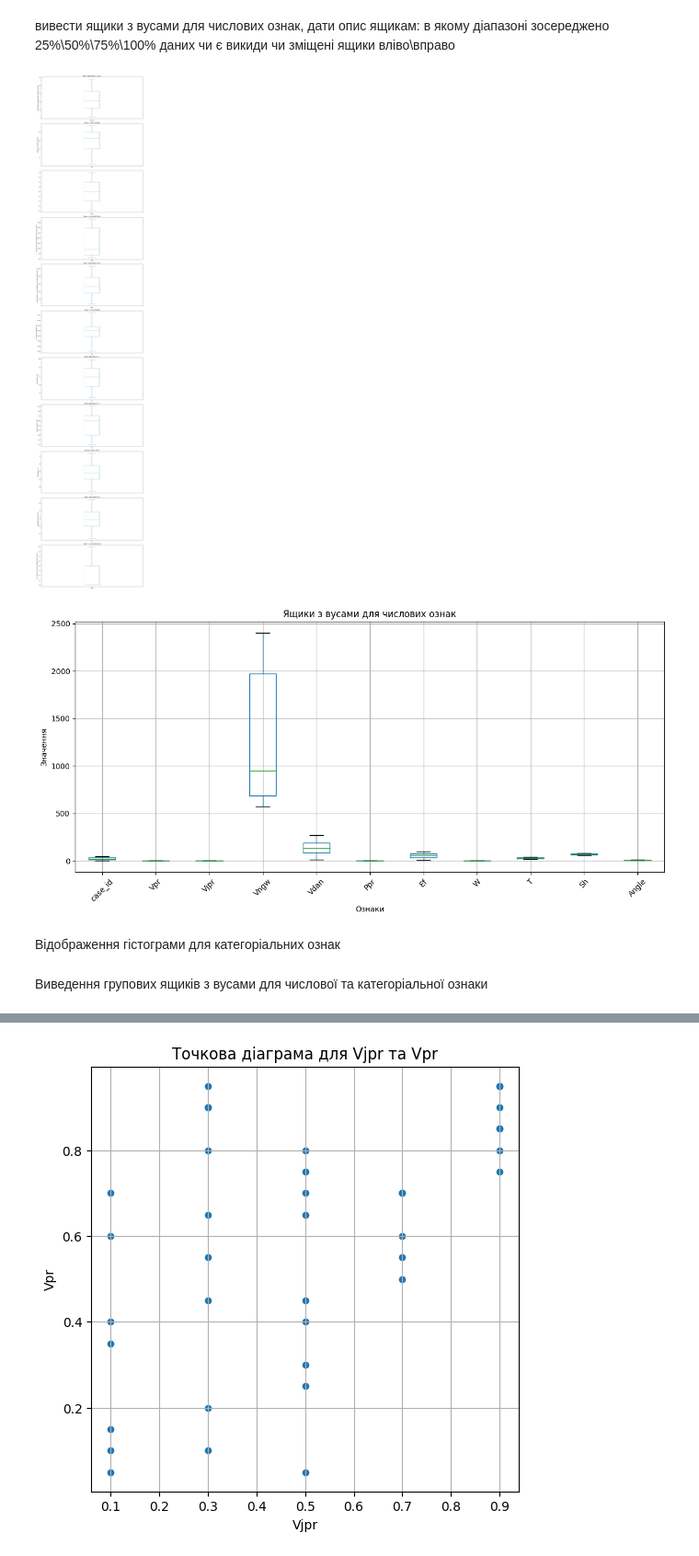
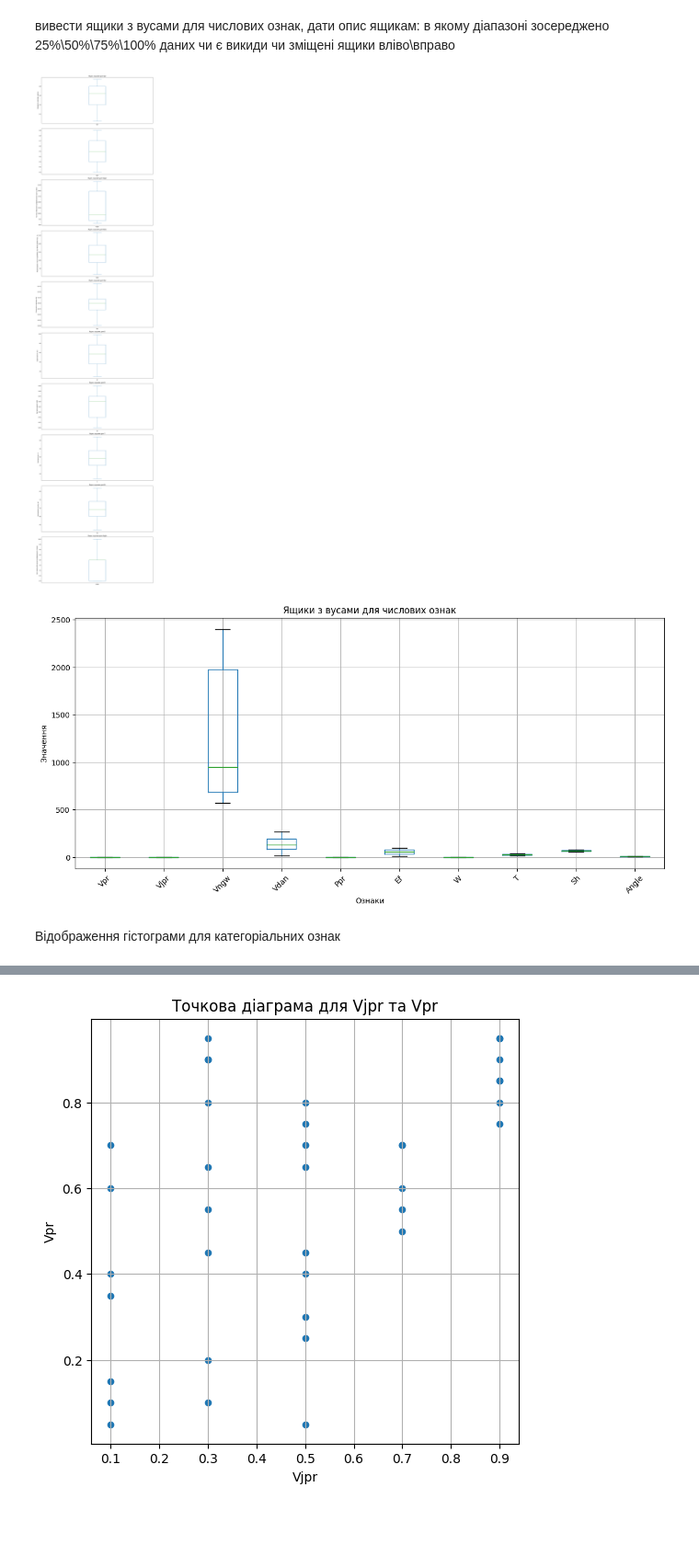
Before and after one commit to IrynaBarnych/AI_EX, a Jupyter notebook: exam/Екзамен.ipynb, the cells around one changed output, grey strips where cells are left out. Shown at 92% size. Drawn from its saved outputs; the diff is of its cells as text; code cells hidden in the pictures; blank space fills up the shorter version.

```diff
--- a/exam/Екзамен.ipynb
+++ b/exam/Екзамен.ipynb
@@ -147,3 +125,5 @@ df['Vjpr'] = df['Vjpr'].apply(replace_range_with_average)
+# %%
+df= df.drop(columns=['case_id'])
 # %%
 df.head()
 # %% [output]
@@ -171,13 +151,13 @@ def remove_outliers(df, column_name):
 
   return df[mask]
 # %%
-sales1 = df.copy()
+df1 = df.copy()
 
-for column_name in sales1.columns:
-  if sales1.dtypes[column_name] in ("object", "datetime64[ns]"):
+for column_name in df1.columns:
+  if df1.dtypes[column_name] in ("object", "datetime64[ns]"):
     continue
 
-  sales1 = remove_outliers(sales1, column_name)
+  df1 = remove_outliers(df1, column_name)
 
-sales1.shape
+df1.shape
 # %% [output]
@@ -199,13 +189,13 @@ def create_dataset_without_outliers(df, column_name):
     return df[mask]
 
 # Створення копії датасету без викидів
-sales_without_outliers = df.copy()
+df_without_outliers = df.copy()
 
-for column_name in sales_without_outliers.columns:
-    if sales_without_outliers.dtypes[column_name] in ("object", "datetime64[ns]"):
+for column_name in df_without_outliers.columns:
+    if df_without_outliers.dtypes[column_name] in ("object", "datetime64[ns]"):
         continue
 
-    sales_without_outliers = create_dataset_without_outliers(sales_without_outliers, column_name)
+    df_without_outliers = create_dataset_without_outliers(df_without_outliers, column_name)
 
-sales_without_outliers.shape
+df_without_outliers.shape
 # %% [output]
@@ -307,37 +295,36 @@ import numpy as np
 
 # Описи ящиків з вусами
 boxplot_descriptions = {
-    'case_id': {'title': 'Ящик з вусами для case_id', 'ylabel': 'Ідентифікатор порядкового номеру досліду'},
     'Vpr': {'title': 'Ящик з вусами для Vpr', 'ylabel': 'Швидкість притиру, мм/сек'},
     'Vngw': {'title': 'Ящик з вусами для Vngw', 'ylabel': 'Частота обертання шліфувального круга, об/хв'},
     'Vdan': {'title': 'Ящик з вусами для Vdan', 'ylabel': 'Перетворювач частоти ДАНФОСС VLT MICRO DRIVE FC51, Гц'},
     'Ppr': {'title': 'Ящик з вусами для Ppr', 'ylabel': 'Потужність притиру, кВт'},
     'Ef': {'title': 'Ящик з вусами для Ef', 'ylabel': 'Ефективність (%)'},
     'W': {'title': 'Ящик з вусами для W', 'ylabel': 'Витрати енергії, kWh'},
     'T': {'title': 'Ящик з вусами для T', 'ylabel': 'Температура, °C'},
     'Sh': {'title': 'Ящик з вусами для Sh', 'ylabel': 'Вимірювання шуму, дБ'},
     'Angle': {'title': 'Ящик з вусами для Angle', 'ylabel': 'Кут нахилу або нахил шліфувального станка'}
 }
 
 # Створення фігури та осі
 fig, axs = plt.subplots(nrows=len(df.columns), ncols=1, figsize=(14, 6*len(df.columns)))
 
 # Відображення ящиків з вусами
 for i, column_name in enumerate(df.columns):
     if df.dtypes[column_name] != "object":
         ax = axs[i]
         df[column_name].plot(kind='box', ax=ax)
 
         # Перевірка наявності ключа у словнику перед використанням
         if column_name in boxplot_descriptions:
             # Додавання описів, якщо ключ існує
             ax.set_title(boxplot_descriptions[column_name]['title'])
             ax.set_ylabel(boxplot_descriptions[column_name]['ylabel'])
 
 plt.tight_layout()
 plt.show()
 # %% [output]
-[figure, old version]
+[figure, new version]
 # %%
 # Відображення ящиків з вусами для всіх числових ознак
 plt.figure(figsize=(14, 6))
@@ -347,7 +334,7 @@ plt.ylabel('Значення')
 plt.xlabel('Ознаки')
 plt.show()
 # %% [output]
-[figure, old version]
+[figure, new version]
 # %% [markdown]
 Відображення гістограми для категоріальних ознак
 # %%
@@ -359,5 +346,3 @@ for column_name in df.columns:
         ax.set_xlabel(column_name)
         ax.set_ylabel('Кількість')
         plt.show()
-# %% [markdown]
-Виведення групових ящиків з вусами для числової та категоріальної ознаки
```
Also changed, not shown: parts of 16 cells of this notebook.
